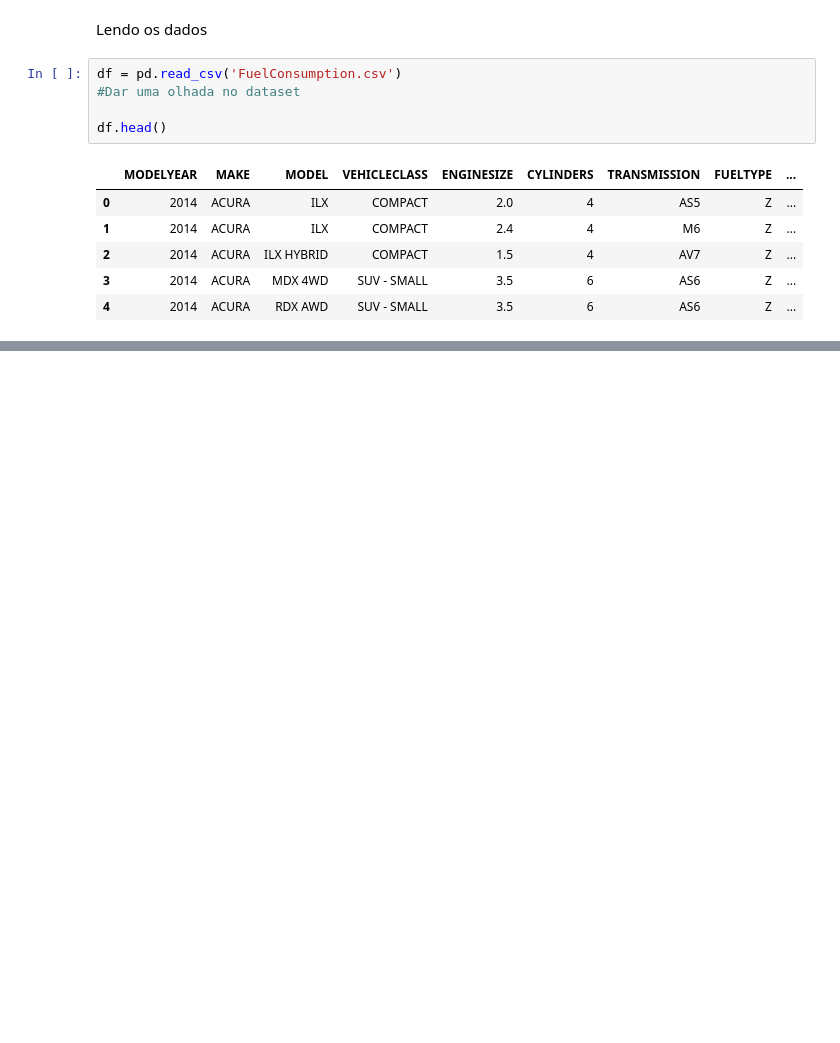
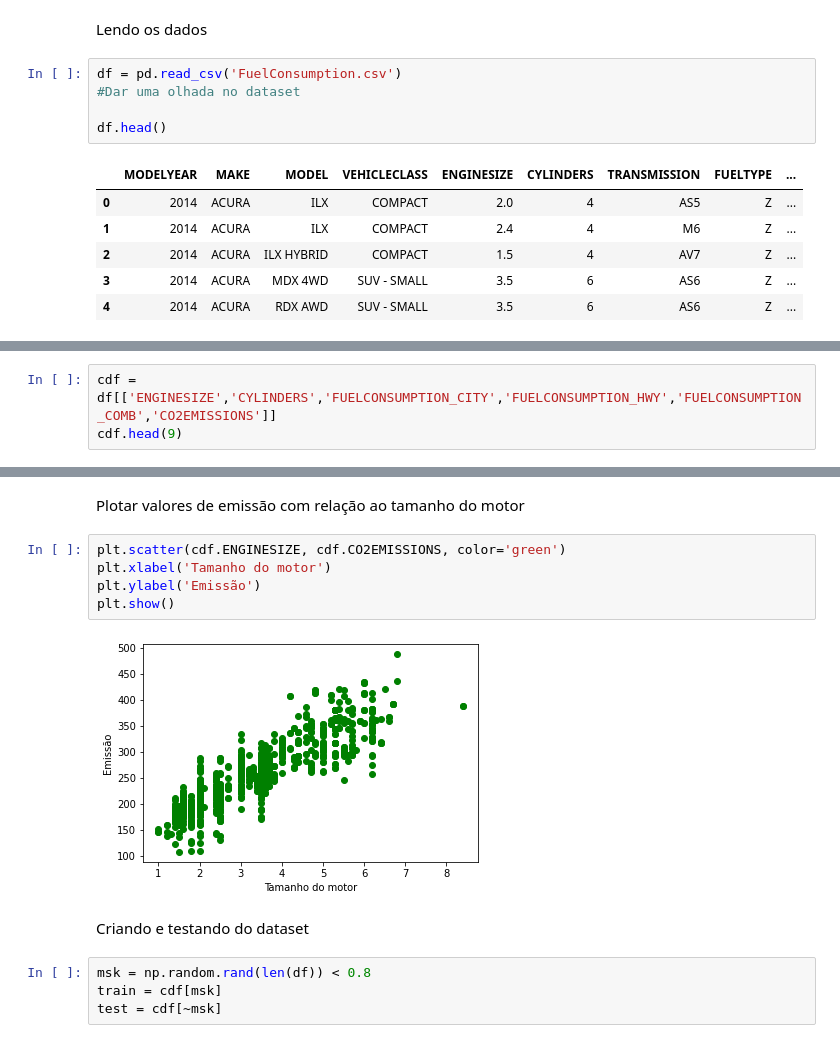
Before and after one commit to leonardoapolinario/multipleLinearRegression, a Jupyter notebook: MultipleLinearRegression.ipynb, the cells around one changed output, grey strips where cells are left out. Drawn from its saved outputs; the diff is of its cells as text; blank space fills up the shorter version.

```diff
--- a/MultipleLinearRegression.ipynb
+++ b/MultipleLinearRegression.ipynb
@@ -41,0 +42,3 @@ selecionar algumas características para se utilizar na regressão
+# %%
+cdf = df[['ENGINESIZE','CYLINDERS','FUELCONSUMPTION_CITY','FUELCONSUMPTION_HWY','FUELCONSUMPTION_COMB','CO2EMISSIONS']]
+cdf.head(9)
@@ -41,0 +56,15 @@ selecionar algumas características para se utilizar na regressão
+# %% [markdown]
+Plotar valores de emissão com relação ao tamanho do motor
+# %%
+plt.scatter(cdf.ENGINESIZE, cdf.CO2EMISSIONS, color='green')
+plt.xlabel('Tamanho do motor')
+plt.ylabel('Emissão')
+plt.show()
+# %% [output]
+[figure, added]
+# %% [markdown]
+Criando e testando do dataset
+# %%
+msk = np.random.rand(len(df)) < 0.8
+train = cdf[msk]
+test = cdf[~msk]
```
Also changed, not shown: parts of 12 cells of this notebook.
